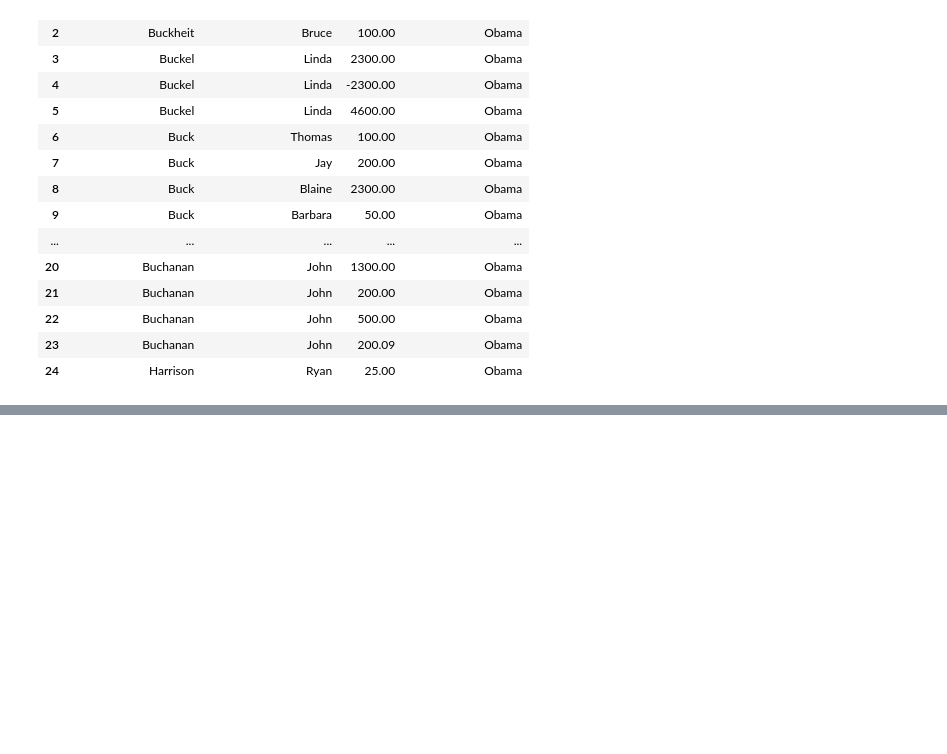
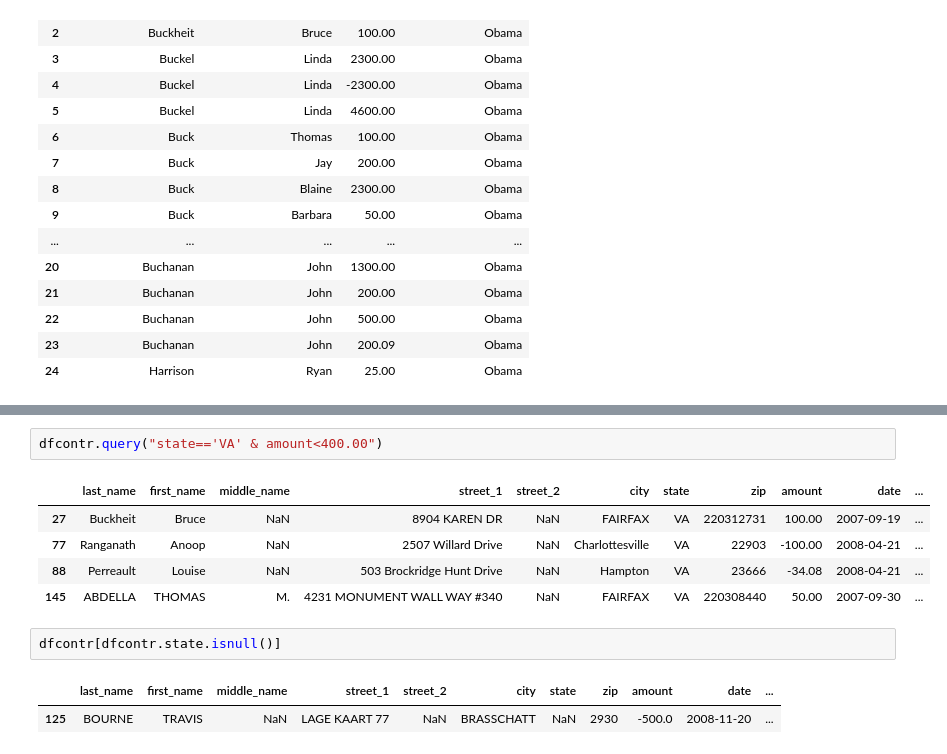
Before and after one commit to Hulalazz/cs207-F17, a Jupyter notebook: lectures/L19/L19-test.ipynb, the cells around one changed output, grey strips where cells are left out. Drawn from its saved outputs; the diff is of its cells as text; blank space fills up the shorter version.

```diff
--- a/lectures/L19/L19-test.ipynb
+++ b/lectures/L19/L19-test.ipynb
@@ -548,0 +589,13 @@ viz_tables(["contributors.last_name", "contributors.first_name", "amount", "cand
+# %%
+dfcontr.query("state=='VA' & amount<400.00")
+# %% [output]
+|  | last_name | first_name | middle_name | street_1 | street_2 | city | state | zip | amount | date | ... |
+| 27 | Buckheit | Bruce | NaN | 8904 KAREN DR | NaN | FAIRFAX | VA | 220312731 | 100.00 | 2007-09-19 | ... |
+| 77 | Ranganath | Anoop | NaN | 2507 Willard Drive | NaN | Charlottesville | VA | 22903 | -100.00 | 2008-04-21 | ... |
+| 88 | Perreault | Louise | NaN | 503 Brockridge Hunt Drive | NaN | Hampton | VA | 23666 | -34.08 | 2008-04-21 | ... |
+| 145 | ABDELLA | THOMAS | M. | 4231 MONUMENT WALL WAY #340 | NaN | FAIRFAX | VA | 220308440 | 50.00 | 2007-09-30 | ... |
+# %%
+dfcontr[dfcontr.state.isnull()]
+# %% [output]
+|  | last_name | first_name | middle_name | street_1 | street_2 | city | state | zip | amount | date | ... |
+| 125 | BOURNE | TRAVIS | NaN | LAGE KAART 77 | NaN | BRASSCHATT | NaN | 2930 | -500.0 | 2008-11-20 | ... |
```
Also changed, not shown: parts of 4 cells of this notebook, 1 other file.
